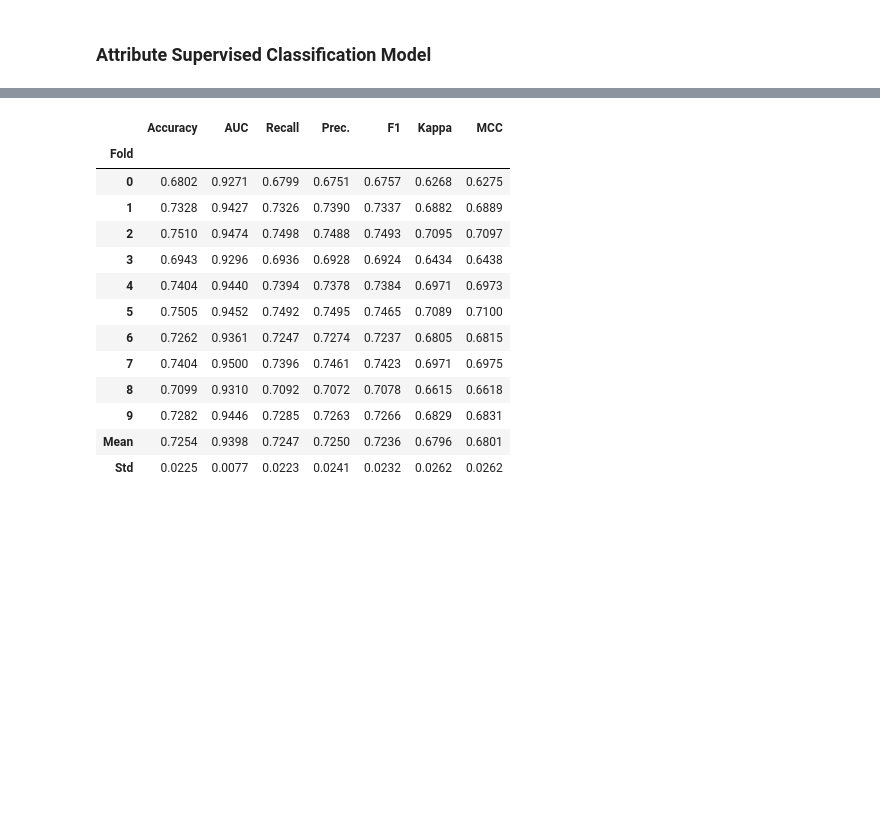
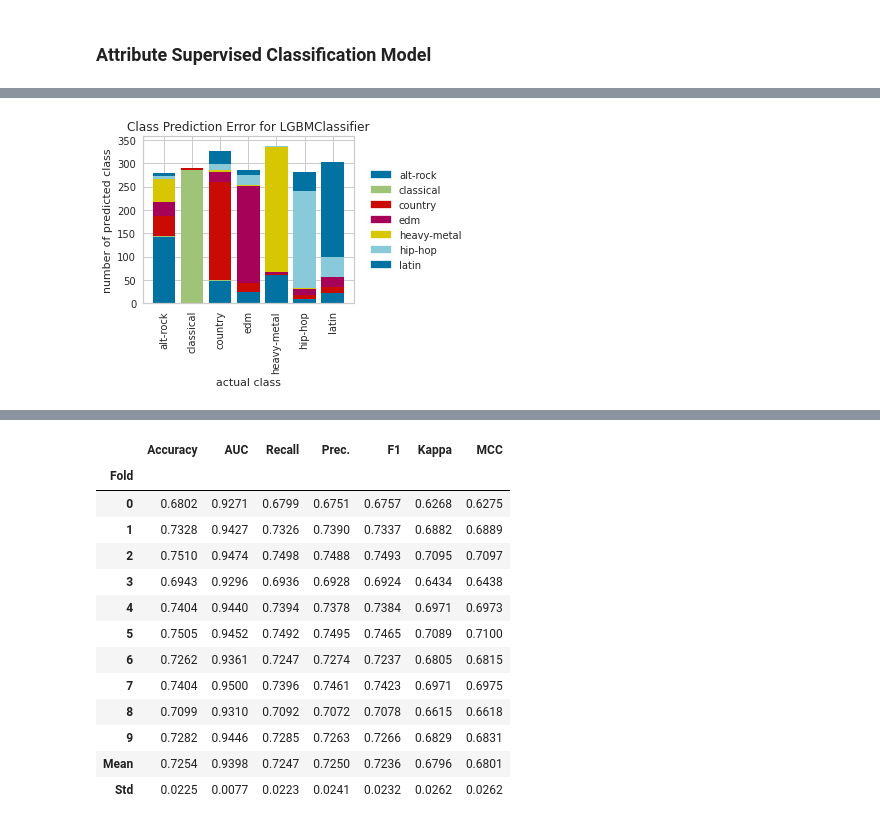
Before and after one commit to Cardoni15/694_spotify, a Jupyter notebook: supervised_learning/pycaret_classifier.ipynb, the cells around one changed output, grey strips where cells are left out. Saved outputs shown, nothing was run; the diff lists cells and outputs as text; code cells hidden in the pictures; blank space fills up the shorter version.

```diff
--- a/supervised_learning/pycaret_classifier.ipynb
+++ b/supervised_learning/pycaret_classifier.ipynb
@@ -89,0 +123,4 @@ lgbm = create_model('lightgbm')
+# %%
+plot_model(lgbm, plot = 'error')
+# %% [output]
+[figure, added]
```
Also changed, not shown: parts of 15 cells of this notebook, 6 other files.
